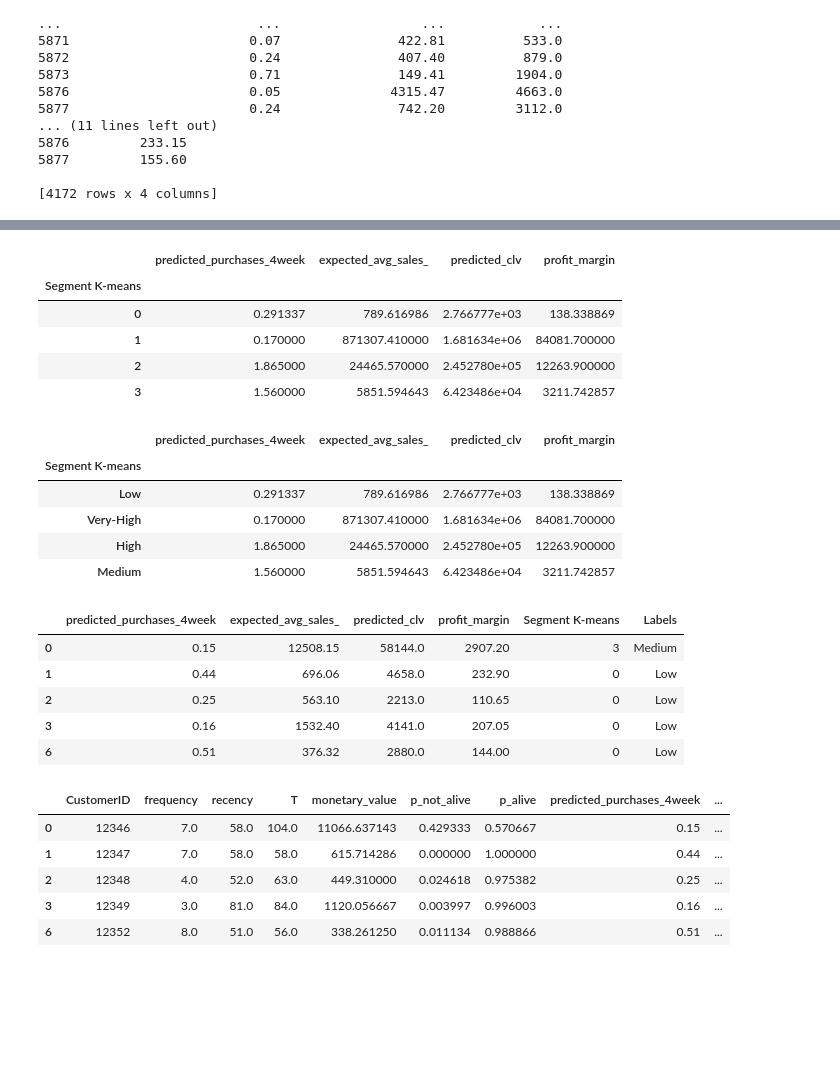
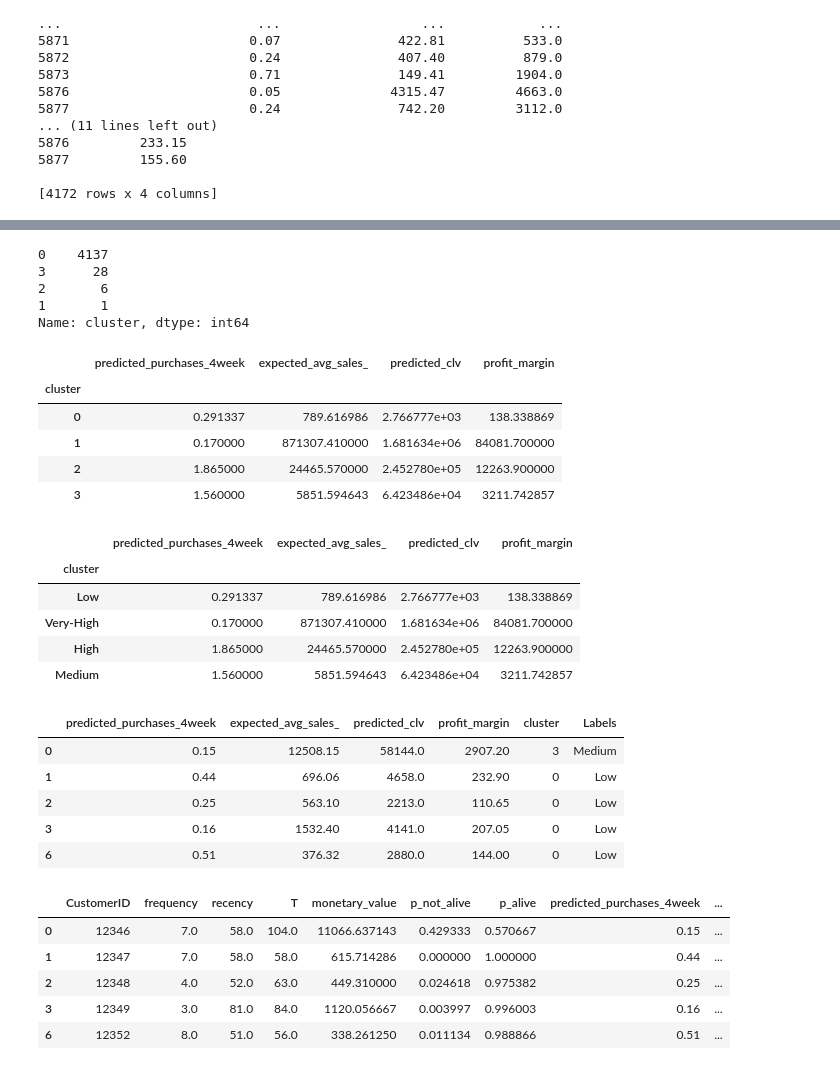
Before and after one commit to mahapara2411/Sentiment-Analysis, a Jupyter notebook: Pareto_NBD_Customer_Segmentation.ipynb, the cells around one changed output, grey strips where cells are left out. Drawn from its saved outputs; the diff is of its cells as text; code cells hidden in the pictures; blank space fills up the shorter version.

```diff
--- a/Pareto_NBD_Customer_Segmentation.ipynb
+++ b/Pareto_NBD_Customer_Segmentation.ipynb
@@ -560,8 +528,8 @@ sns.pairplot(ggf_filter[col], diag_kind = "kde")
 <seaborn.axisgrid.PairGrid at 0x...>
 [figure]
 # %%
-clusters = ggf_filter[col]
-print(clusters)
+new_df = ggf_filter[col]
+print(new_df)
 # %% [output]
       predicted_purchases_4week  expected_avg_sales_  predicted_clv  \
 0                          0.15             12508.15        58144.0
@@ -584,5 +552,5 @@ print(clusters)
 from sklearn.preprocessing import StandardScaler
 
 scaler = StandardScaler()
-scaled = scaler.fit_transform(clusters)
+scaled = scaler.fit_transform(new_df)
 scaled
@@ -605,3 +581,3 @@ plt.show()
 # %%
 kmeans = KMeans(n_clusters = 4, init = 'k-means++', random_state = 42)
-kmeans.fit(new_df)
+kmeans.fit(scaled)
@@ -608,14 +586,20 @@ kmeans.fit(new_df)
 # %%
 labels = kmeans.labels_
 # %%
-clusters['cluster'] = labels
-clusters['cluster'].value_counts()
+new_df['cluster'] = labels
+new_df['cluster'].value_counts()
+# %% [output]
+0    4137
+3      28
+2       6
+1       1
+Name: cluster, dtype: int64
 # %%
-df_segm_analysis = clusters.groupby(['cluster']).mean()
+df_segm_analysis = new_df.groupby(['cluster']).mean()
 df_segm_analysis
 # %% [output]
 |  | predicted_purchases_4week | expected_avg_sales_ | predicted_clv | profit_margin |
-| Segment K-means |  |  |  |  |
+| cluster |  |  |  |  |
 | 0 | 0.291337 | 789.616986 | 2.766777e+03 | 138.338869 |
 | 1 | 0.170000 | 871307.410000 | 1.681634e+06 | 84081.700000 |
 | 2 | 1.865000 | 24465.570000 | 2.452780e+05 | 12263.900000 |
@@ -627,7 +611,7 @@ df_segm_analysis.rename({0:'Low',
                          3:'Medium'})
 # %% [output]
 |  | predicted_purchases_4week | expected_avg_sales_ | predicted_clv | profit_margin |
-| Segment K-means |  |  |  |  |
+| cluster |  |  |  |  |
 | Low | 0.291337 | 789.616986 | 2.766777e+03 | 138.338869 |
 | Very-High | 0.170000 | 871307.410000 | 1.681634e+06 | 84081.700000 |
 | High | 1.865000 | 24465.570000 | 2.452780e+05 | 12263.900000 |
@@ -641,7 +625,7 @@ df_segm_kmeans['Labels'] = df_segm_kmeans['Segment K-means'].map({0:'Low',
 # %%
-df_segm_kmeans.head()
+new_df.head()
 # %% [output]
-|  | predicted_purchases_4week | expected_avg_sales_ | predicted_clv | profit_margin | Segment K-means | Labels |
+|  | predicted_purchases_4week | expected_avg_sales_ | predicted_clv | profit_margin | cluster | Labels |
 | 0 | 0.15 | 12508.15 | 58144.0 | 2907.20 | 3 | Medium |
 | 1 | 0.44 | 696.06 | 4658.0 | 232.90 | 0 | Low |
 | 2 | 0.25 | 563.10 | 2213.0 | 110.65 | 0 | Low |
```
Also changed, not shown: parts of 25 cells of this notebook.
